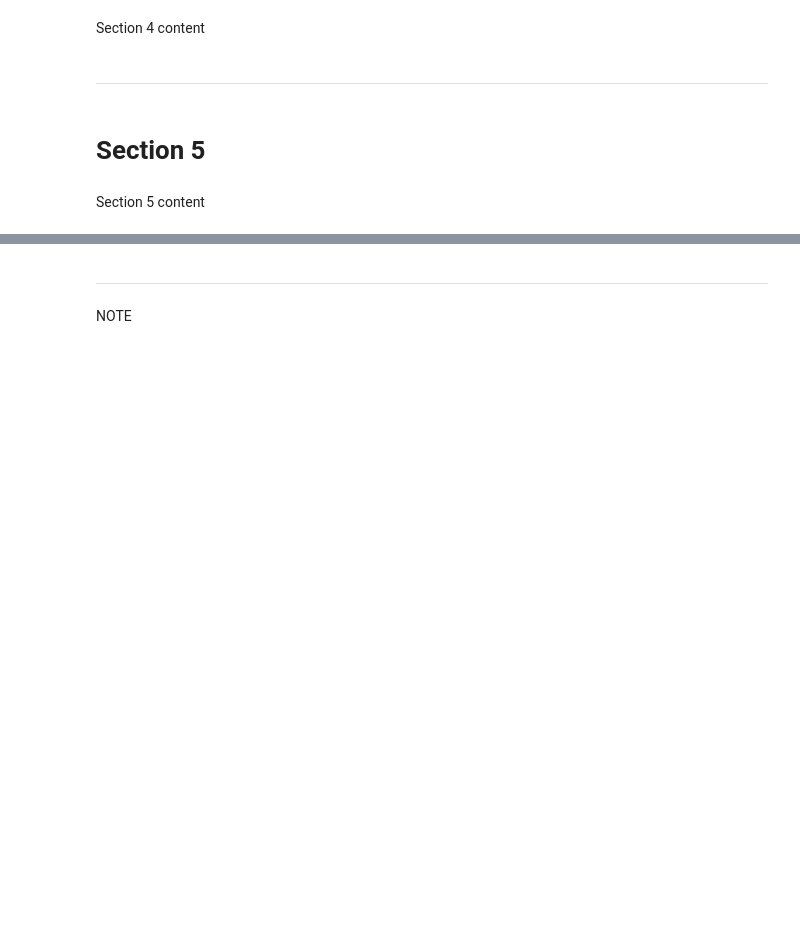
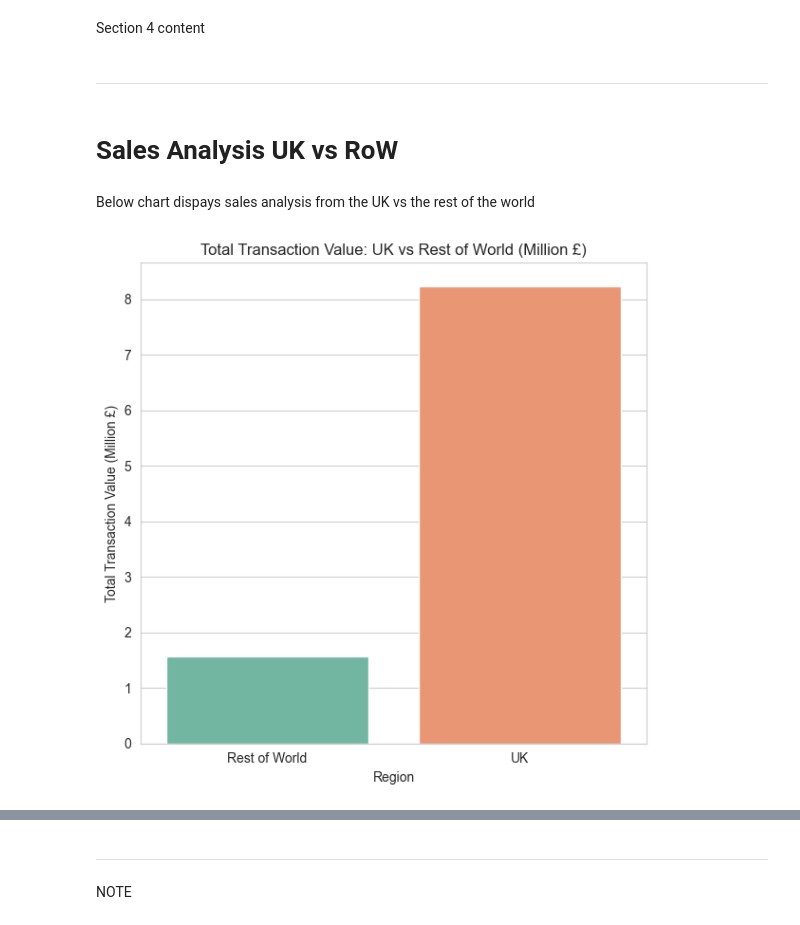
Before and after one commit to mobess12/Online-Retail-Analysis, a Jupyter notebook: jupyter_notebooks/Data_Visualisation.ipynb, the cells around one changed output, grey strips where cells are left out. Saved outputs shown, nothing was run; the diff lists cells and outputs as text; code cells hidden in the pictures; blank space fills up the shorter version.

Commit message:
Uk vs rest of the world chart

```diff
--- a/jupyter_notebooks/Data_Visualisation.ipynb
+++ b/jupyter_notebooks/Data_Visualisation.ipynb
@@ -152,7 +152,23 @@ Section 3 content
 Section 4 content
 # %% [markdown]
 ---
-# %% [markdown]
-# Section 5
-# %% [markdown]
-Section 5 content
+# %% [markdown]
+# Sales Analysis UK vs RoW
+# %% [markdown]
+Below chart dispays sales analysis from the UK vs the rest of the world
+# %%
+
+country_sales = df.groupby('Country')['Total_Transaction_Value'].sum().reset_index()
+country_sales['Region'] = country_sales['Country'].apply(lambda x: 'UK' if x == 'United Kingdom' else 'Rest of World')
+region_sales = country_sales.groupby('Region')['Total_Transaction_Value'].sum().reset_index()
+region_sales['Total_Transaction_Value_Million'] = region_sales['Total_Transaction_Value'] / 1_000_000
+
+plt.figure(figsize=(6,6))
+sns.barplot(data=region_sales, x='Region', y='Total_Transaction_Value_Million', palette='Set2', hue='Region')
+plt.title('Total Transaction Value: UK vs Rest of World (Million £)')
+plt.ylabel('Total Transaction Value (Million £)')
+plt.xlabel('Region')
+plt.tight_layout()
+plt.show()
+# %% [output]
+[figure, added]
```
Also changed, not shown: parts of 1 cell of this notebook, 1 other file.
